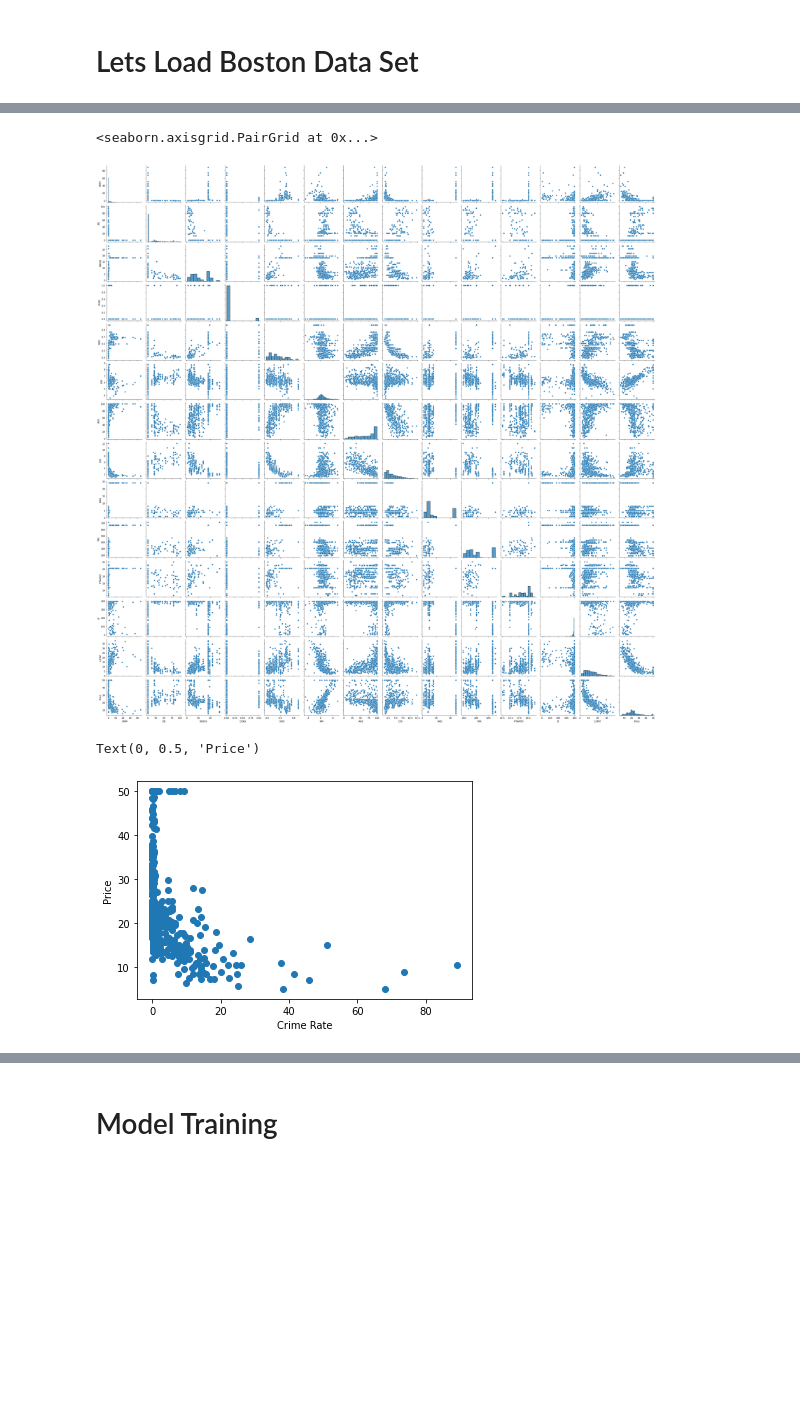
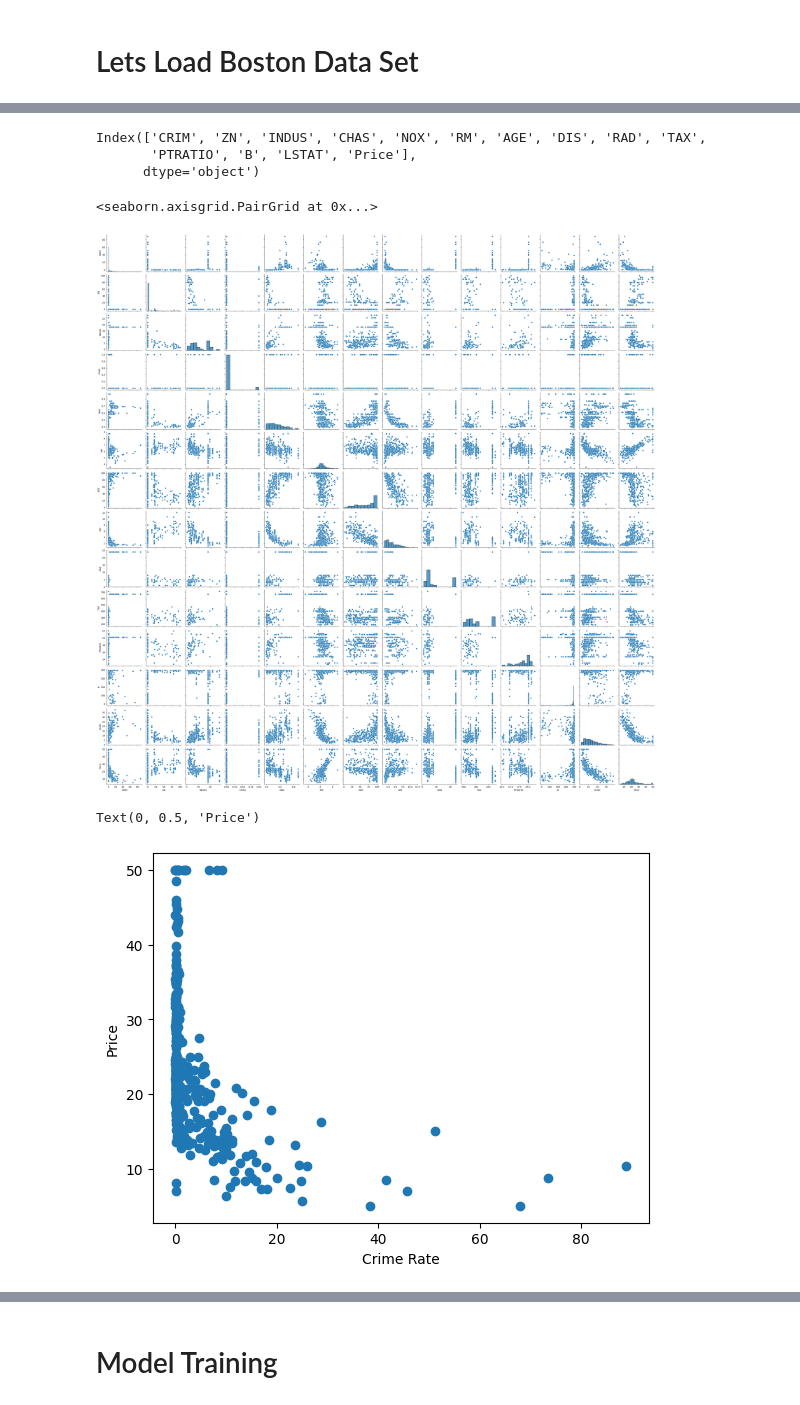
Before and after one commit to abhat23/boston_house_pricing, a Jupyter notebook: 1. ML Project.ipynb, the cells around one changed output, grey strips where cells are left out. Cells and saved outputs as stored; diff of their text form; code cells hidden in the pictures; blank space fills up the shorter version.

```diff
--- a/1. ML Project.ipynb
+++ b/1. ML Project.ipynb
@@ -89,5 +8,6 @@ print(boston.target)
 # %%
-df = pd.DataFrame(boston.data,columns=boston.feature_names)
-df
+dataset = pd.read_csv(r"C:\Users\aarti.bhat\OneDrive - Accenture\Documents\4.Learning\25. AI Projects\boston_house_pricing\HousingData.csv")
+#df = pd.DataFrame(boston.data,columns=boston.feature_names)
+dataset
 # %% [output]
 |  | CRIM | ZN | INDUS | CHAS | NOX | RM | AGE | DIS | RAD | TAX | PTRATIO | ... |
@@ -106,2 +26,2 @@ df
 # %%
-df['Price'] = boston.target
+dataset = dataset.rename(columns={'MEDV':'Price'})
@@ -192 +96,3 @@ Price      0
 dtype: int64
+# %%
+dataset.dropna(inplace=True)
@@ -216,15 +140,21 @@ df.corr()
+# %%
+dataset.columns
+# %% [output]
+Index(['CRIM', 'ZN', 'INDUS', 'CHAS', 'NOX', 'RM', 'AGE', 'DIS', 'RAD', 'TAX',
+       'PTRATIO', 'B', 'LSTAT', 'Price'],
+      dtype='object')
 # %%
 import seaborn as sns
 # %%
-sns.pairplot(df)
+sns.pairplot(dataset)
 # %% [output]
 <seaborn.axisgrid.PairGrid at 0x...>
-[figure, old version]
+[figure, new version]
 # %%
-plt.scatter(df['CRIM'],df['Price'])
+plt.scatter(dataset['CRIM'],dataset['Price'])
 plt.xlabel('Crime Rate')
 plt.ylabel('Price')
 # %% [output]
 Text(0, 0.5, 'Price')
-[figure, old version]
+[figure, new version]
 # %%
```
Also changed, not shown: parts of 44 cells of this notebook, 10 other files.
